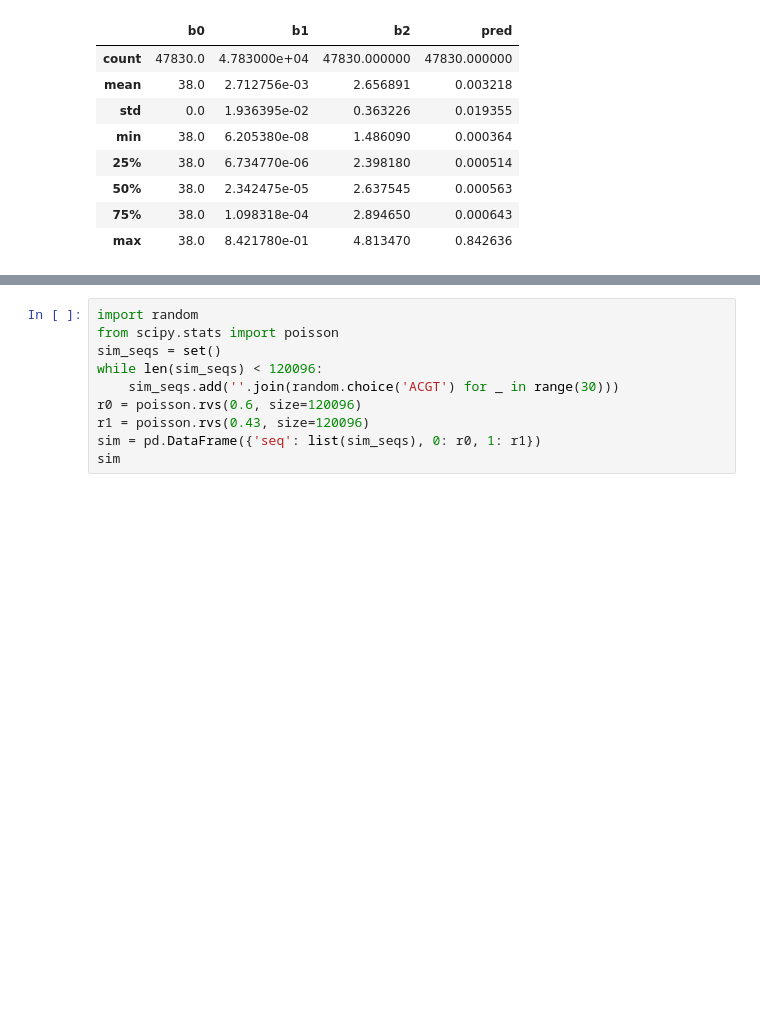
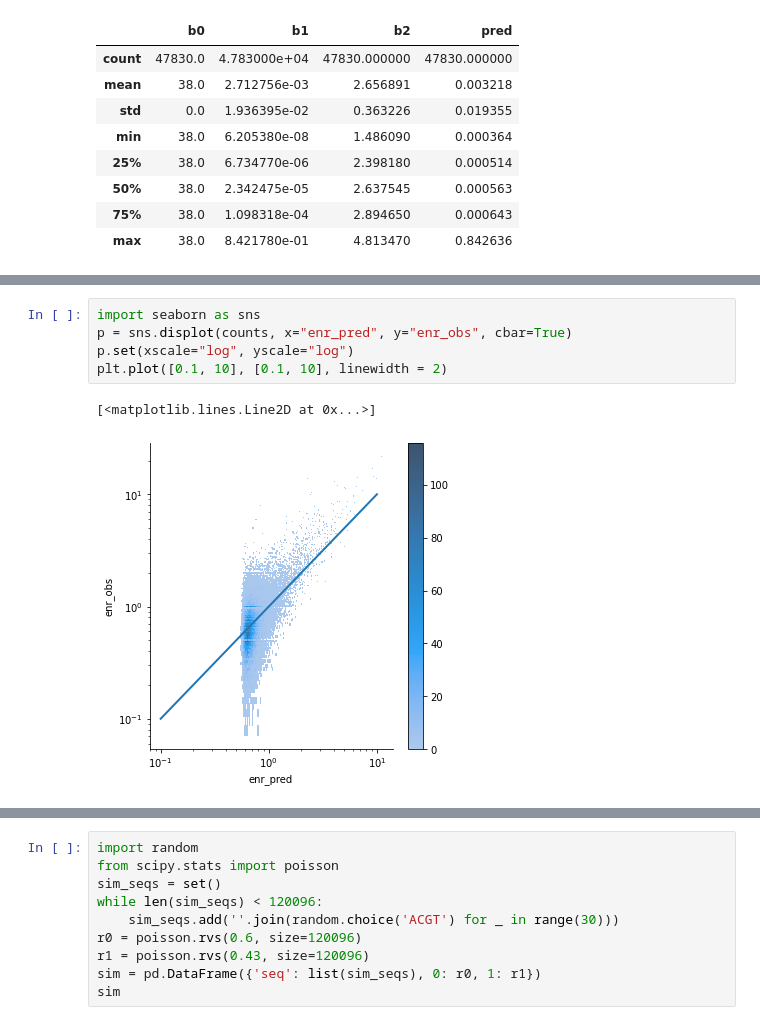
Before and after one commit to theislab/mubind, a Jupyter notebook: notebooks/09_data_analysis.ipynb, the cells around one changed output, grey strips where cells are left out. Saved outputs shown, nothing was run; the diff lists cells and outputs as text; blank space fills up the shorter version.

```diff
--- a/notebooks/09_data_analysis.ipynb
+++ b/notebooks/09_data_analysis.ipynb
@@ -290,0 +411,8 @@ result[result[1] > 0][['b0', 'b1', 'b2', 'pred']].describe()
+# %%
+import seaborn as sns
+p = sns.displot(counts, x="enr_pred", y="enr_obs", cbar=True)
+p.set(xscale="log", yscale="log")
+plt.plot([0.1, 10], [0.1, 10], linewidth = 2)
+# %% [output]
+[<matplotlib.lines.Line2D at 0x...>]
+[figure, added]
```
Also changed, not shown: parts of 16 cells of this notebook, 8 other files.
